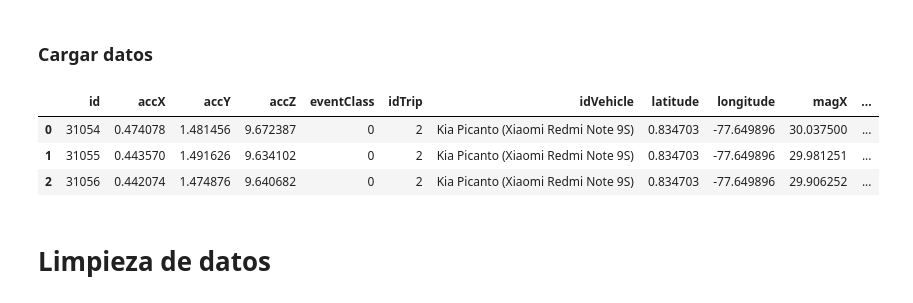
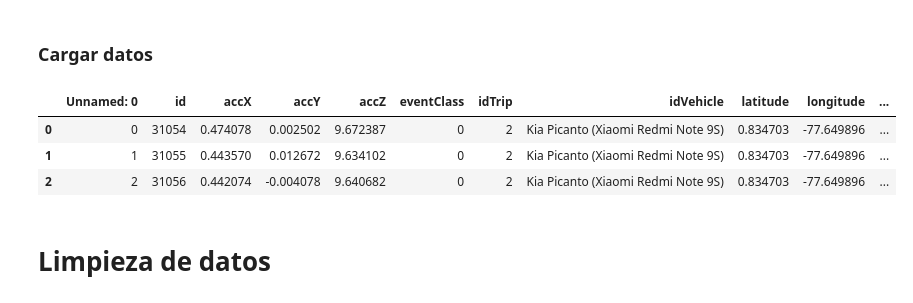
Before and after one commit to santiagoYps/ICRDSWeb, a Jupyter notebook: machine_learning/data_cleaning.ipynb, the cells around one changed output. Saved outputs shown, nothing was run; the diff lists cells and outputs as text; code cells hidden in the pictures.

```diff
--- a/machine_learning/data_cleaning.ipynb
+++ b/machine_learning/data_cleaning.ipynb
@@ -103,13 +103,14 @@ def line_chart(df, variable):
 # %% [markdown]
 ### Cargar datos
 # %%
-df = pd.read_csv("./data/smartphone_02-Feb-2022_id2_aceleración repentina_Data-Muy3Q2oTXSwbX4Xkp8f.csv")
+csv_name = "./data/smartphone_02-Feb-2022-19-57_aceleración repentina_Data-Muy3Q2oTXSwbX4Xkp8f.csv"
+df = pd.read_csv(csv_name)
 df.head(3)
 # %% [output]
-|  | id | accX | accY | accZ | eventClass | idTrip | idVehicle | latitude | longitude | magX | ... |
-| 0 | 31054 | 0.474078 | 1.481456 | 9.672387 | 0 | 2 | Kia Picanto (Xiaomi Redmi Note 9S) | 0.834703 | -77.649896 | 30.037500 | ... |
-| 1 | 31055 | 0.443570 | 1.491626 | 9.634102 | 0 | 2 | Kia Picanto (Xiaomi Redmi Note 9S) | 0.834703 | -77.649896 | 29.981251 | ... |
-| 2 | 31056 | 0.442074 | 1.474876 | 9.640682 | 0 | 2 | Kia Picanto (Xiaomi Redmi Note 9S) | 0.834703 | -77.649896 | 29.906252 | ... |
+|  | Unnamed: 0 | id | accX | accY | accZ | eventClass | idTrip | idVehicle | latitude | longitude | ... |
+| 0 | 0 | 31054 | 0.474078 | 0.002502 | 9.672387 | 0 | 2 | Kia Picanto (Xiaomi Redmi Note 9S) | 0.834703 | -77.649896 | ... |
+| 1 | 1 | 31055 | 0.443570 | 0.012672 | 9.634102 | 0 | 2 | Kia Picanto (Xiaomi Redmi Note 9S) | 0.834703 | -77.649896 | ... |
+| 2 | 2 | 31056 | 0.442074 | -0.004078 | 9.640682 | 0 | 2 | Kia Picanto (Xiaomi Redmi Note 9S) | 0.834703 | -77.649896 | ... |
 # %% [markdown]
 # Limpieza de datos
 # %% [markdown]
```
Also changed, not shown: parts of 2 cells of this notebook.
